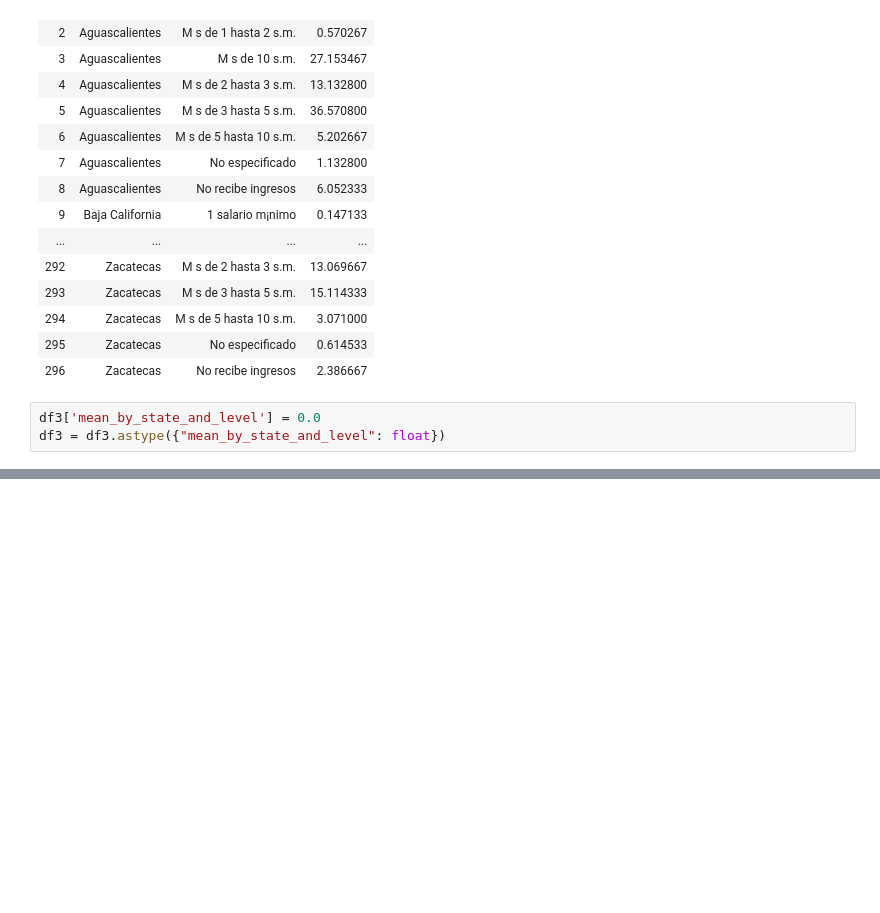
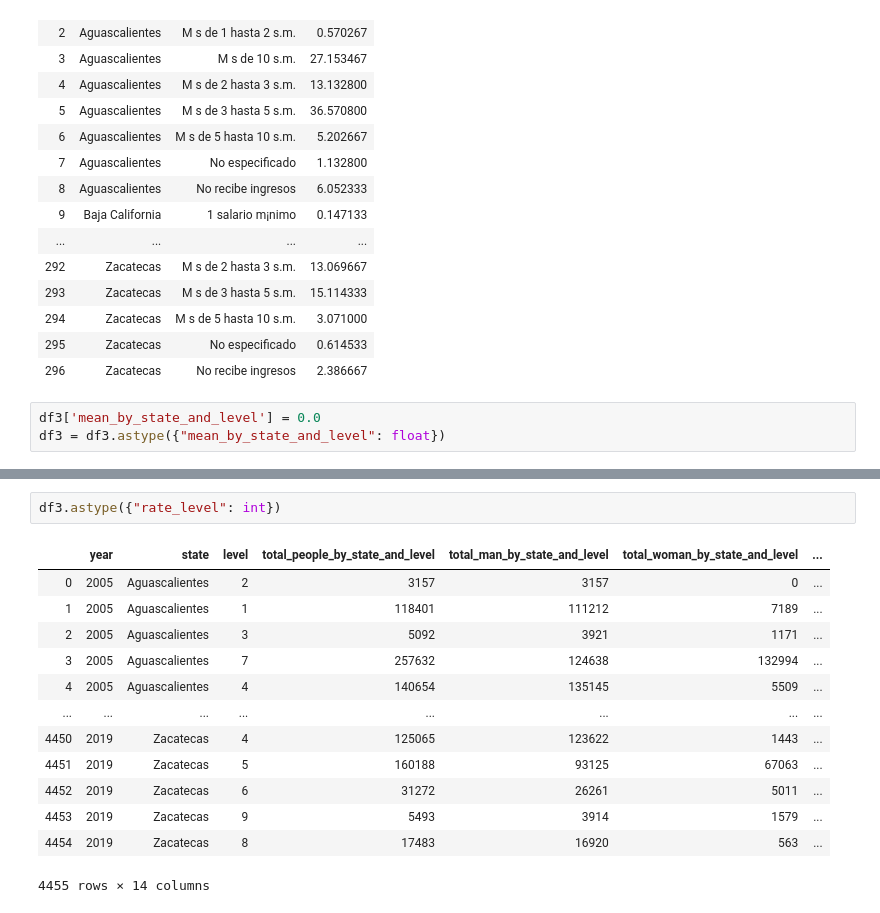
Before and after one commit to E7SATAI/salarios, a Jupyter notebook: salarios3.ipynb, the cells around one changed output, grey strips where cells are left out. Cells and saved outputs as stored; diff of their text form; blank space fills up the shorter version.

```diff
--- a/salarios3.ipynb
+++ b/salarios3.ipynb
@@ -163,0 +194,16 @@ df3
+# %%
+df3.astype({"rate_level": int})
+# %% [output]
+|  | year | state | level | total_people_by_state_and_level | total_man_by_state_and_level | total_woman_by_state_and_level | ... |
+| 0 | 2005 | Aguascalientes | 2 | 3157 | 3157 | 0 | ... |
+| 1 | 2005 | Aguascalientes | 1 | 118401 | 111212 | 7189 | ... |
+| 2 | 2005 | Aguascalientes | 3 | 5092 | 3921 | 1171 | ... |
+| 3 | 2005 | Aguascalientes | 7 | 257632 | 124638 | 132994 | ... |
+| 4 | 2005 | Aguascalientes | 4 | 140654 | 135145 | 5509 | ... |
+| ... | ... | ... | ... | ... | ... | ... | ... |
+| 4450 | 2019 | Zacatecas | 4 | 125065 | 123622 | 1443 | ... |
+| 4451 | 2019 | Zacatecas | 5 | 160188 | 93125 | 67063 | ... |
+| 4452 | 2019 | Zacatecas | 6 | 31272 | 26261 | 5011 | ... |
+| 4453 | 2019 | Zacatecas | 9 | 5493 | 3914 | 1579 | ... |
+| 4454 | 2019 | Zacatecas | 8 | 17483 | 16920 | 563 | ... |
+4455 rows × 14 columns
```
Also changed, not shown: parts of 9 cells of this notebook, 2 other files.
